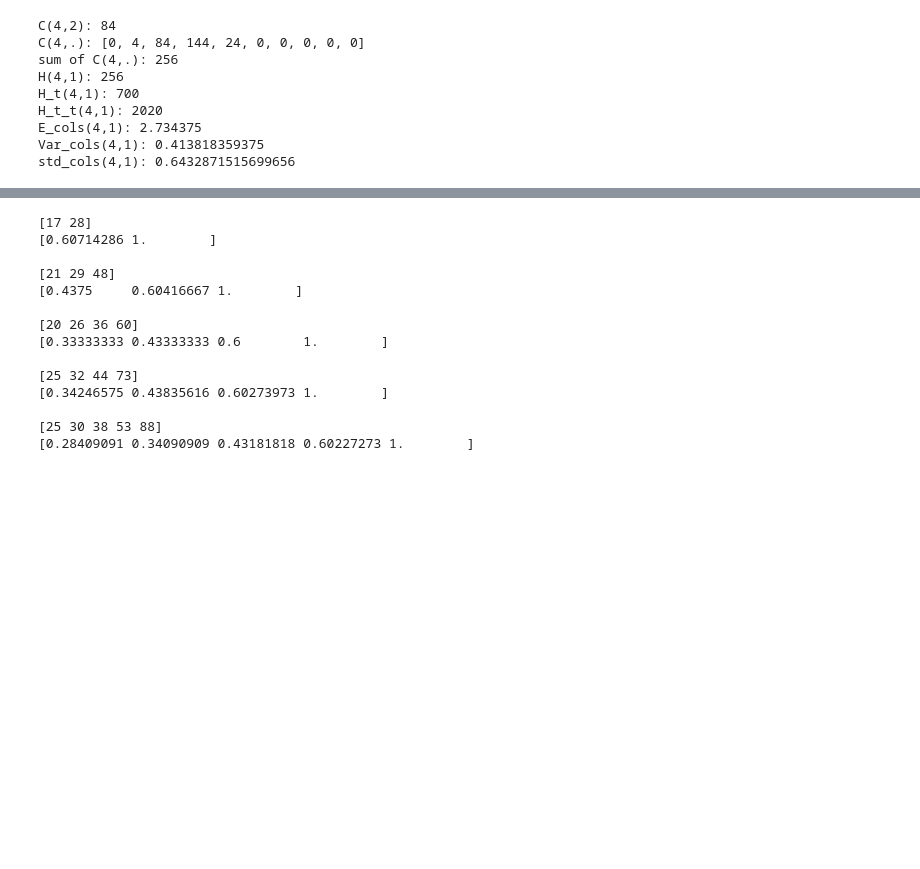
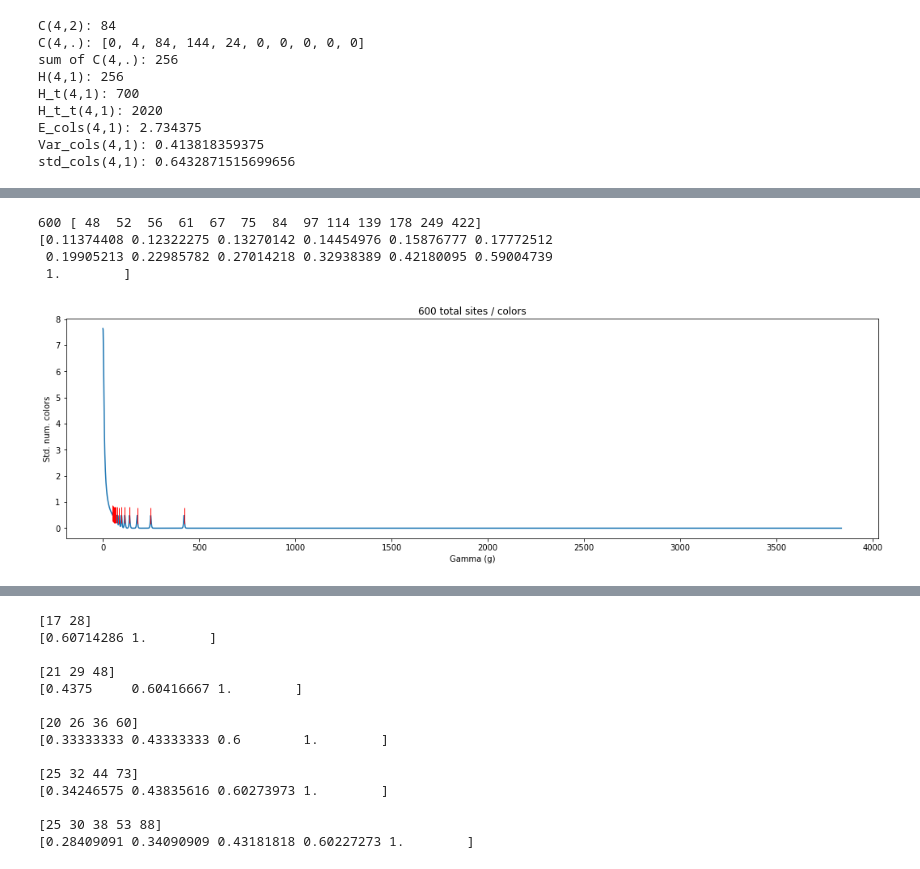
Before and after one commit to oscargomezq/Capstone-RCM, a Jupyter notebook: Stirling.ipynb, the cells around one changed output, grey strips where cells are left out. Saved outputs shown, nothing was run; the diff lists cells and outputs as text; code cells hidden in the pictures; blank space fills up the shorter version.

```diff
--- a/Stirling.ipynb
+++ b/Stirling.ipynb
@@ -193,0 +211,8 @@ plot_std_colors(300)
+# %%
+plot_std_colors(600)
+# %% [output]
+600 [ 48  52  56  61  67  75  84  97 114 139 178 249 422]
+[0.11374408 0.12322275 0.13270142 0.14454976 0.15876777 0.17772512
+ 0.19905213 0.22985782 0.27014218 0.32938389 0.42180095 0.59004739
+ 1.        ]
+[figure, added]
```
Also changed, not shown: parts of 21 cells of this notebook, 2 other files.
